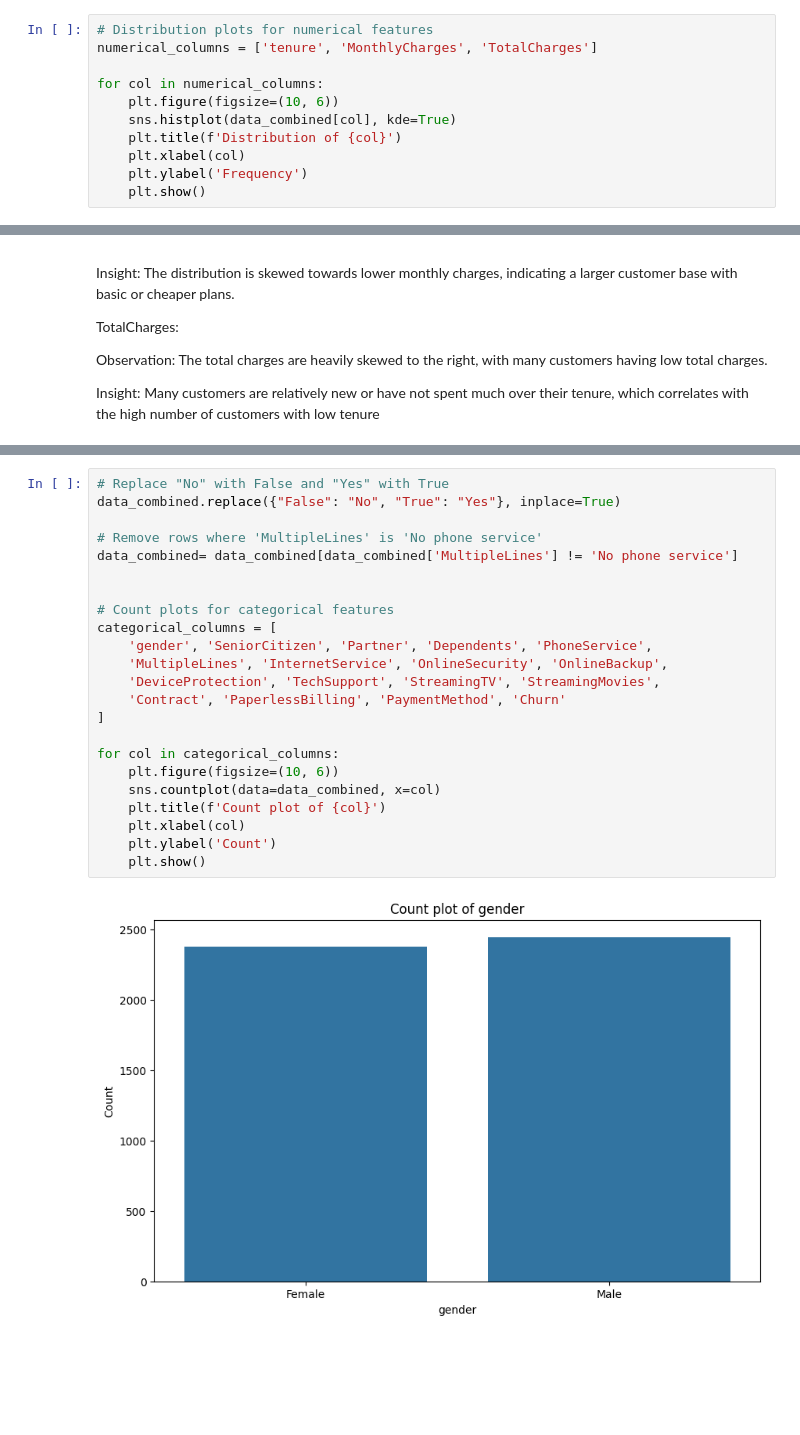
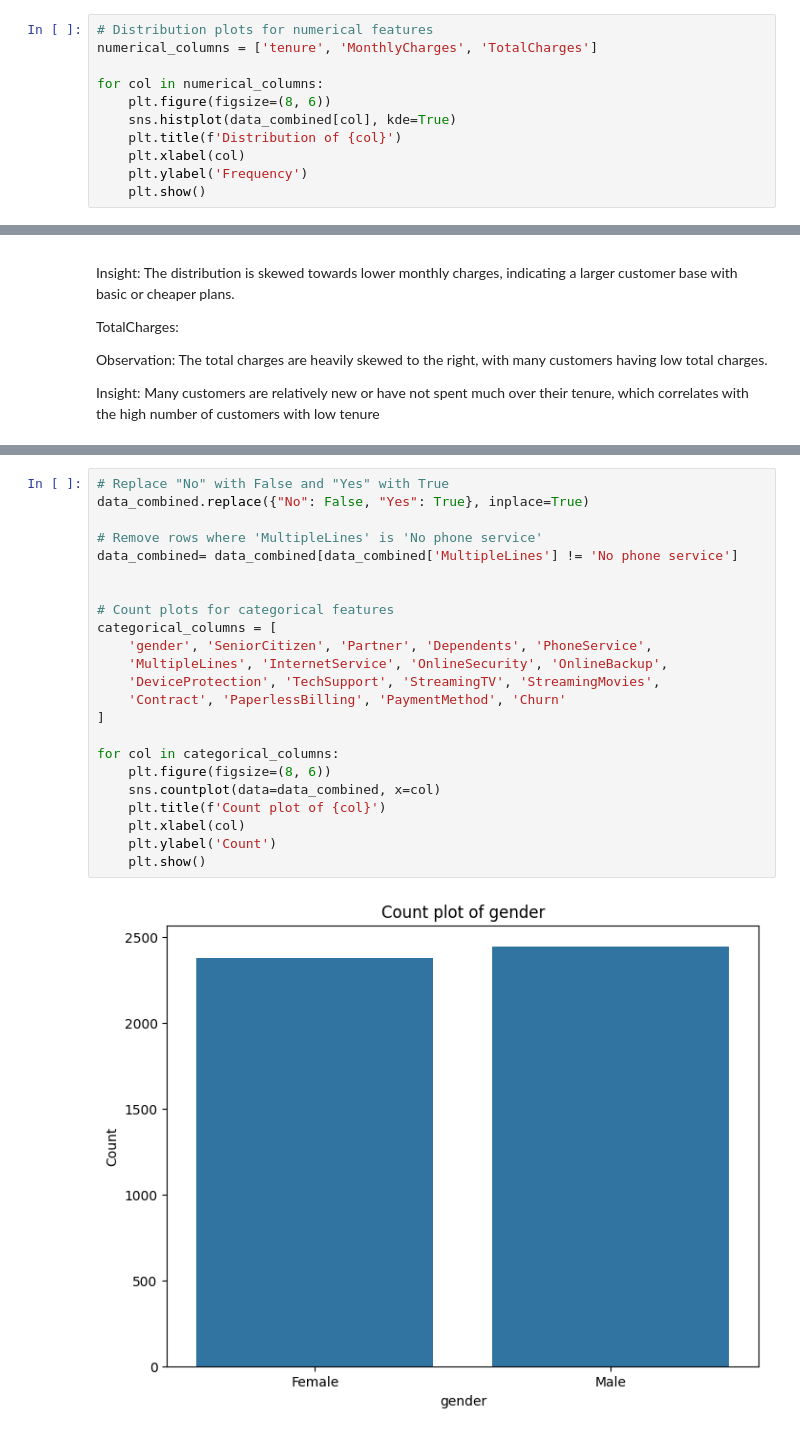
Before and after one commit to MillicentAgyir/LP2-Classification-Project, a Jupyter notebook: Notebooks/main.ipynb, the cells around one changed output, grey strips where cells are left out. Saved outputs shown, nothing was run; the diff lists cells and outputs as text; blank space fills up the shorter version.

```diff
--- a/Notebooks/main.ipynb
+++ b/Notebooks/main.ipynb
@@ -312,7 +314,7 @@ Data columns (total 21 columns):
 numerical_columns = ['tenure', 'MonthlyCharges', 'TotalCharges']
 
 for col in numerical_columns:
-    plt.figure(figsize=(10, 6))
+    plt.figure(figsize=(8, 6))
     sns.histplot(data_combined[col], kde=True)
     plt.title(f'Distribution of {col}')
     plt.xlabel(col)
@@ -347,25 +351,25 @@ Insight: Many customers are relatively new or have not spent much over their ten
 # %%
 # Replace "No" with False and "Yes" with True
-data_combined.replace({"False": "No", "True": "Yes"}, inplace=True)
+data_combined.replace({"No": False, "Yes": True}, inplace=True)
 
 # Remove rows where 'MultipleLines' is 'No phone service'
 data_combined= data_combined[data_combined['MultipleLines'] != 'No phone service']
 
 
 # Count plots for categorical features
 categorical_columns = [
     'gender', 'SeniorCitizen', 'Partner', 'Dependents', 'PhoneService',
     'MultipleLines', 'InternetService', 'OnlineSecurity', 'OnlineBackup',
     'DeviceProtection', 'TechSupport', 'StreamingTV', 'StreamingMovies',
     'Contract', 'PaperlessBilling', 'PaymentMethod', 'Churn'
 ]
 
 for col in categorical_columns:
-    plt.figure(figsize=(10, 6))
+    plt.figure(figsize=(8, 6))
     sns.countplot(data=data_combined, x=col)
     plt.title(f'Count plot of {col}')
     plt.xlabel(col)
     plt.ylabel('Count')
     plt.show()
 # %% [output]
-[figure, old version]
+[figure, new version]
```
Also changed, not shown: parts of 8 cells of this notebook.
